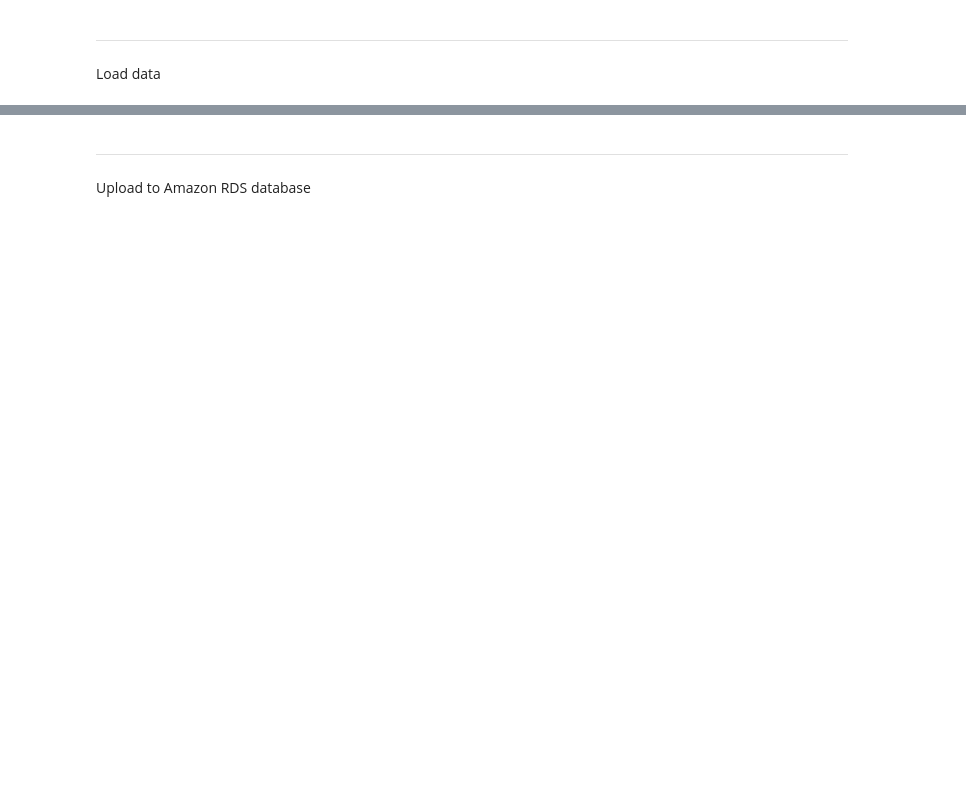
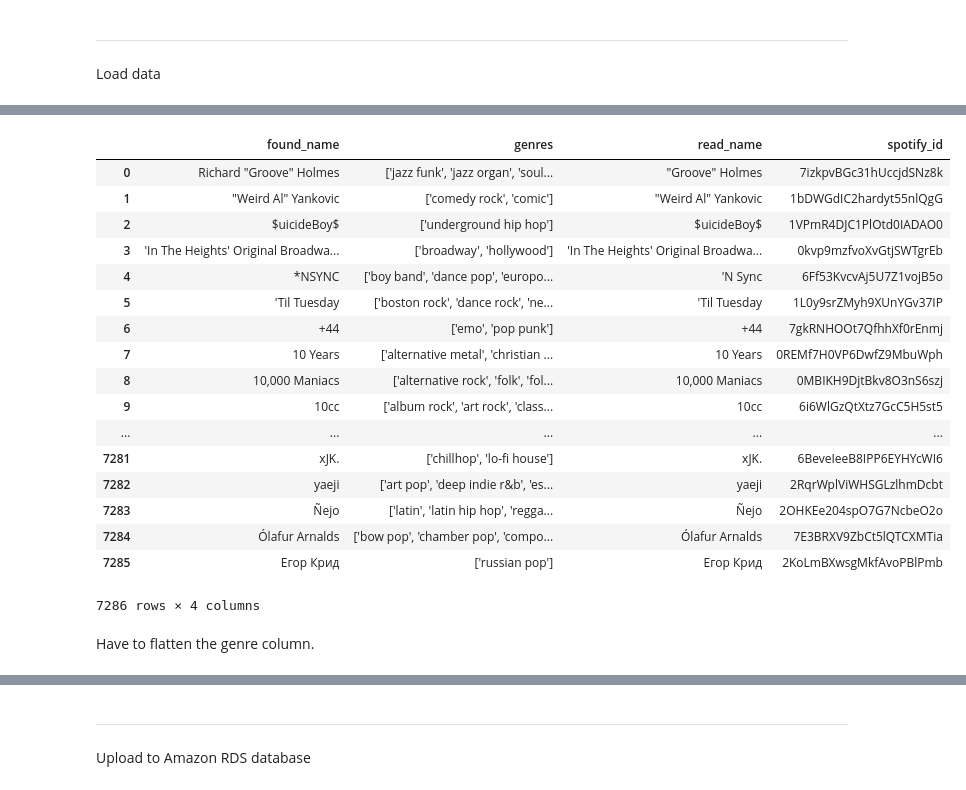
Before and after one commit to LukeMainwaring/MusicGenreViz, a Jupyter notebook: data_mining/data_upload.ipynb, the cells around one changed output, grey strips where cells are left out. Saved outputs shown, nothing was run; the diff lists cells and outputs as text; code cells hidden in the pictures; blank space fills up the shorter version.

Commit message:
Saving progress on data uploading and fixed clean_billboard csv

```diff
--- a/data_mining/data_upload.ipynb
+++ b/data_mining/data_upload.ipynb
@@ -166,0 +174,25 @@ Load data
+# %%
+artist_genre_file = 'artists_genres_cleaned.csv'
+artist_genre_df = pd.read_csv(artist_genre_file)
+artist_genre_df
+# %% [output]
+|  | found_name | genres | read_name | spotify_id |
+| 0 | Richard "Groove" Holmes | ['jazz funk', 'jazz organ', 'soul... | "Groove" Holmes | 7izkpvBGc31hUccjdSNz8k |
+| 1 | "Weird Al" Yankovic | ['comedy rock', 'comic'] | "Weird Al" Yankovic | 1bDWGdIC2hardyt55nlQgG |
+| 2 | $uicideBoy$ | ['underground hip hop'] | $uicideBoy$ | 1VPmR4DJC1PlOtd0IADAO0 |
+| 3 | 'In The Heights' Original Broadwa... | ['broadway', 'hollywood'] | 'In The Heights' Original Broadwa... | 0kvp9mzfvoXvGtjSWTgrEb |
+| 4 | *NSYNC | ['boy band', 'dance pop', 'europo... | 'N Sync | 6Ff53KvcvAj5U7Z1vojB5o |
+| 5 | 'Til Tuesday | ['boston rock', 'dance rock', 'ne... | 'Til Tuesday | 1L0y9srZMyh9XUnYGv37IP |
+| 6 | +44 | ['emo', 'pop punk'] | +44 | 7gkRNHOOt7QfhhXf0rEnmj |
+| 7 | 10 Years | ['alternative metal', 'christian ... | 10 Years | 0REMf7H0VP6DwfZ9MbuWph |
+| 8 | 10,000 Maniacs | ['alternative rock', 'folk', 'fol... | 10,000 Maniacs | 0MBIKH9DjtBkv8O3nS6szj |
+| 9 | 10cc | ['album rock', 'art rock', 'class... | 10cc | 6i6WlGzQtXtz7GcC5H5st5 |
+| ... | ... | ... | ... | ... |
+| 7281 | xJK. | ['chillhop', 'lo-fi house'] | xJK. | 6BeveIeeB8IPP6EYHYcWI6 |
+| 7282 | yaeji | ['art pop', 'deep indie r&b', 'es... | yaeji | 2RqrWplViWHSGLzlhmDcbt |
+| 7283 | Ñejo | ['latin', 'latin hip hop', 'regga... | Ñejo | 2OHKEe204spO7G7NcbeO2o |
+| 7284 | Ólafur Arnalds | ['bow pop', 'chamber pop', 'compo... | Ólafur Arnalds | 7E3BRXV9ZbCt5lQTCXMTia |
+| 7285 | Егор Крид | ['russian pop'] | Егор Крид | 2KoLmBXwsgMkfAvoPBlPmb |
+7286 rows × 4 columns
+# %% [markdown]
+Have to flatten the genre column.
```
Also changed, not shown: parts of 7 cells of this notebook, 1 other file.
